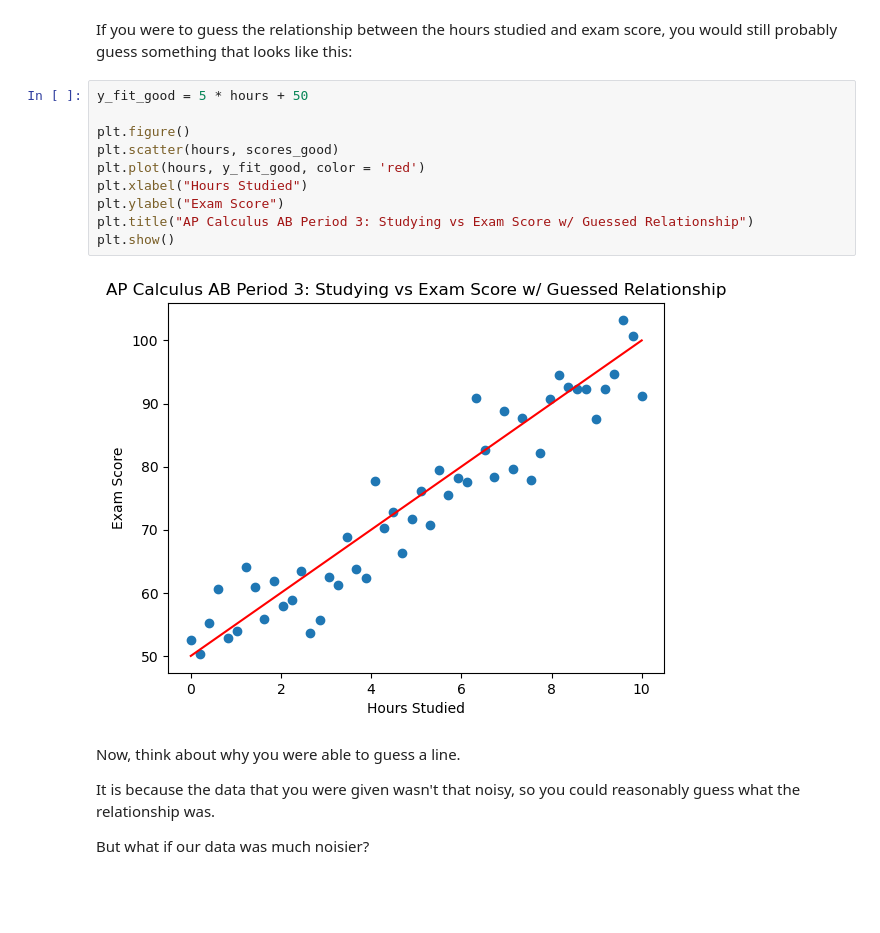
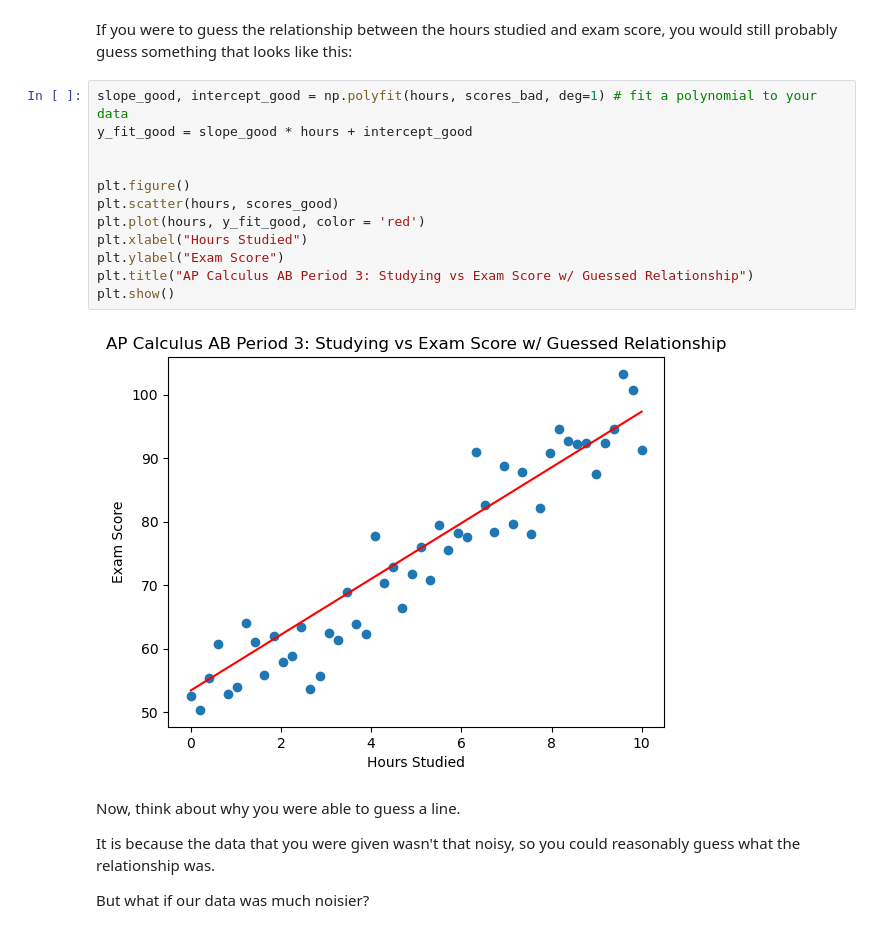
Before and after one commit to nickmelamed/mortorq_instruction, a Jupyter notebook: ml_resources/ml_primer/01-models-data.ipynb, the cells around one changed output. Saved outputs shown, nothing was run; the diff lists cells and outputs as text; blank space fills up the shorter version.

Commit message:
added fit for good data

```diff
--- a/ml_resources/ml_primer/01-models-data.ipynb
+++ b/ml_resources/ml_primer/01-models-data.ipynb
@@ -93,17 +93,19 @@ plt.show()
 # %% [markdown]
 If you were to guess the relationship between the hours studied and exam score, you would still probably guess something that looks like this:
 # %%
-y_fit_good = 5 * hours + 50
+slope_good, intercept_good = np.polyfit(hours, scores_bad, deg=1) # fit a polynomial to your data
+y_fit_good = slope_good * hours + intercept_good
+
 
 plt.figure()
 plt.scatter(hours, scores_good)
 plt.plot(hours, y_fit_good, color = 'red')
 plt.xlabel("Hours Studied")
 plt.ylabel("Exam Score")
 plt.title("AP Calculus AB Period 3: Studying vs Exam Score w/ Guessed Relationship")
 plt.show()
 # %% [output]
-[figure, old version]
+[figure, new version]
 # %% [markdown]
 Now, think about why you were able to guess a line.
 
```
Also changed, not shown: parts of 1 cell of this notebook.
